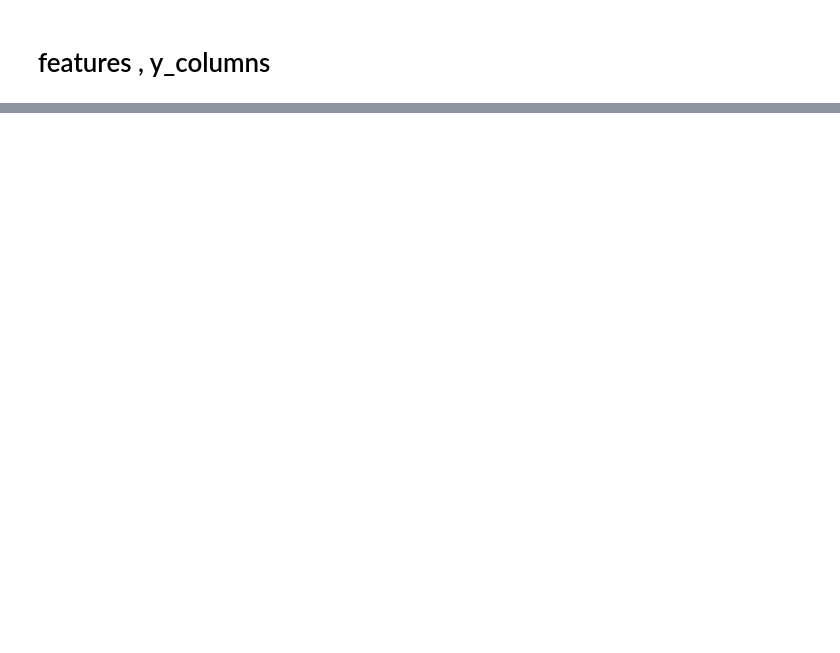
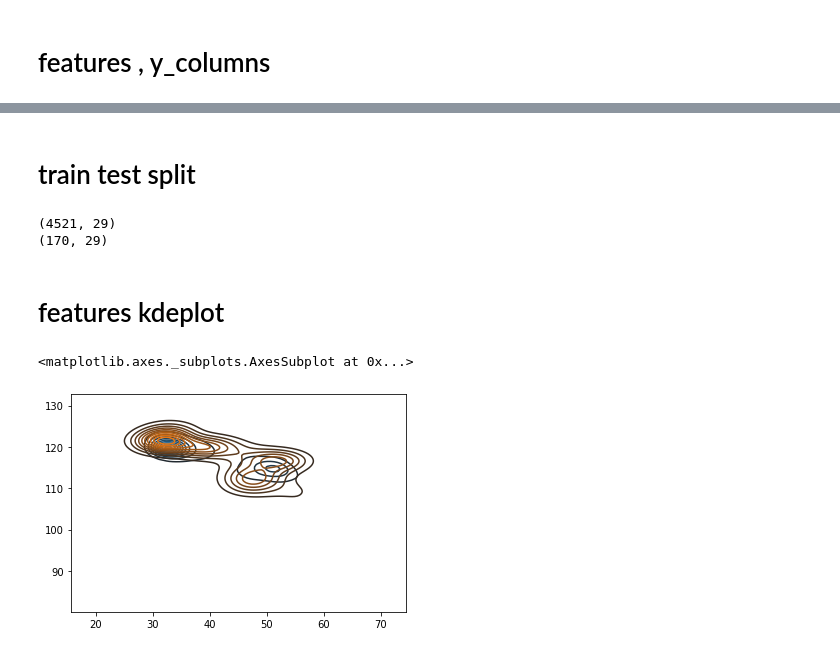
Before and after one commit to skywalker0803r/works, a Jupyter notebook: MultiOutputRegressor.ipynb, the cells around one changed output, grey strips where cells are left out. Saved outputs shown, nothing was run; the diff lists cells and outputs as text; code cells hidden in the pictures; blank space fills up the shorter version.

```diff
--- a/MultiOutputRegressor.ipynb
+++ b/MultiOutputRegressor.ipynb
@@ -68,0 +136,7 @@ test[features] = scaler_x.transform(test[features])
+# %%
+full = pd.DataFrame()
+for key,value in dataset.items():
+  full = full.append(value)
+full = full.reset_index(drop=True)
+print(full.shape)
+full.head()
@@ -68,0 +151,20 @@ test[features] = scaler_x.transform(test[features])
+# %% [markdown]
+# train test split
+# %%
+c1 = (full['tag'].isin(['train_4521']))
+c2 = (full['tag']=='test_170')
+train = full.loc[c1,:]
+test = full.loc[c2,:]
+print(train.shape)
+print(test.shape)
+# %% [output]
+(4521, 29)
+(170, 29)
+# %% [markdown]
+# features kdeplot
+# %%
+sns.kdeplot(train[plot_col],label='train')
+sns.kdeplot(test[plot_col],label='test')
+# %% [output]
+<matplotlib.axes._subplots.AxesSubplot at 0x...>
+[figure, added]
```
Also changed, not shown: parts of 30 cells of this notebook.
